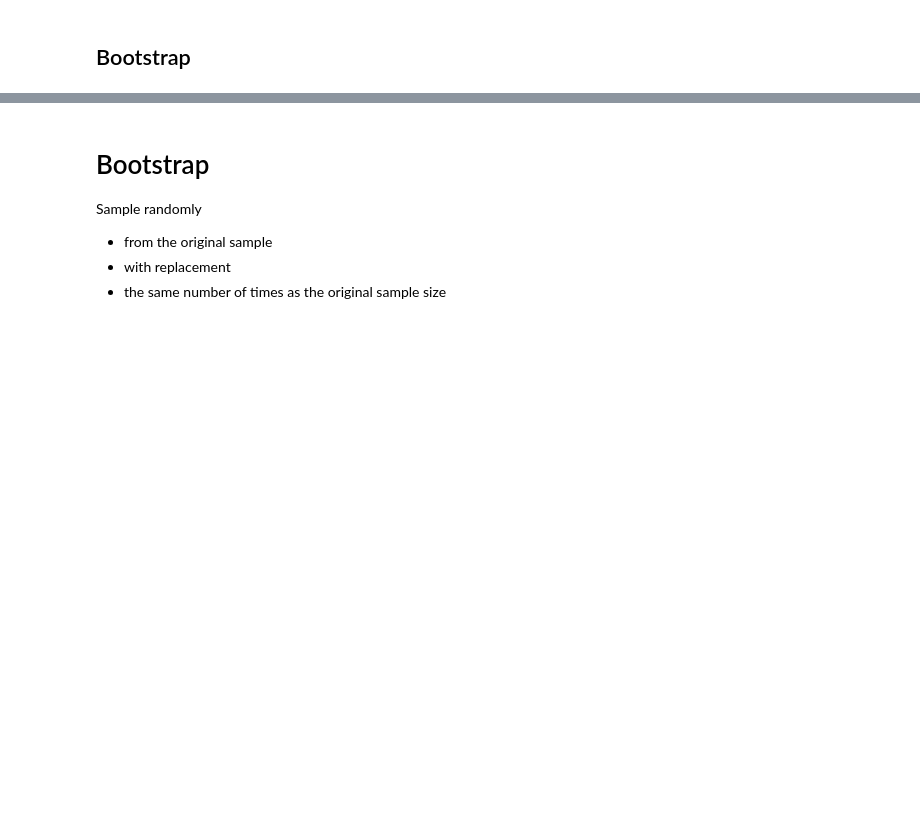
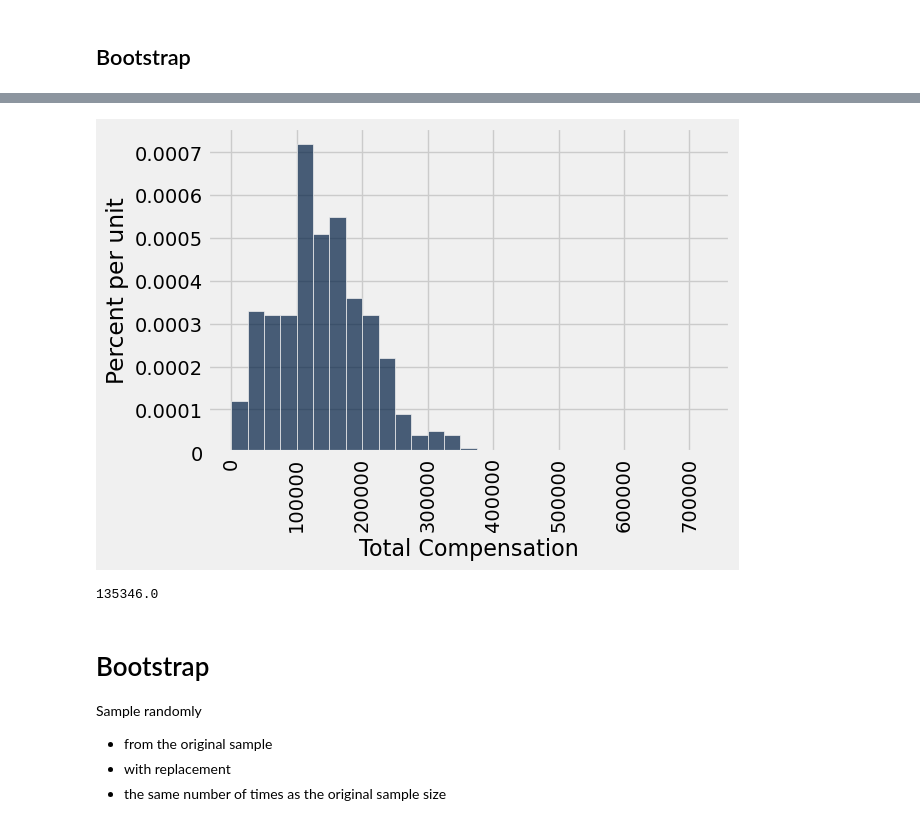
Before and after one commit to bludka/materials-sp22, a Jupyter notebook: lectures/lec24.ipynb, the cells around one changed output, grey strips where cells are left out. Drawn from its saved outputs; the diff is of its cells as text; code cells hidden in the pictures; blank space fills up the shorter version.

```diff
--- a/lectures/lec24.ipynb
+++ b/lectures/lec24.ipynb
@@ -29,3 +35,13 @@ median_comp(sf)
+# %%
+our_sample = sf.sample(400, with_replacement=False)
+# %%
+our_sample.hist('Total Compensation', bins=sf_bins)
+# %% [output]
+[figure, added]
+# %%
+percentile(50, our_sample.column('Total Compensation') )
+# %% [output]
+135346.0
 # %% [markdown]
 # Bootstrap
 
```
Also changed, not shown: parts of 9 cells of this notebook.
